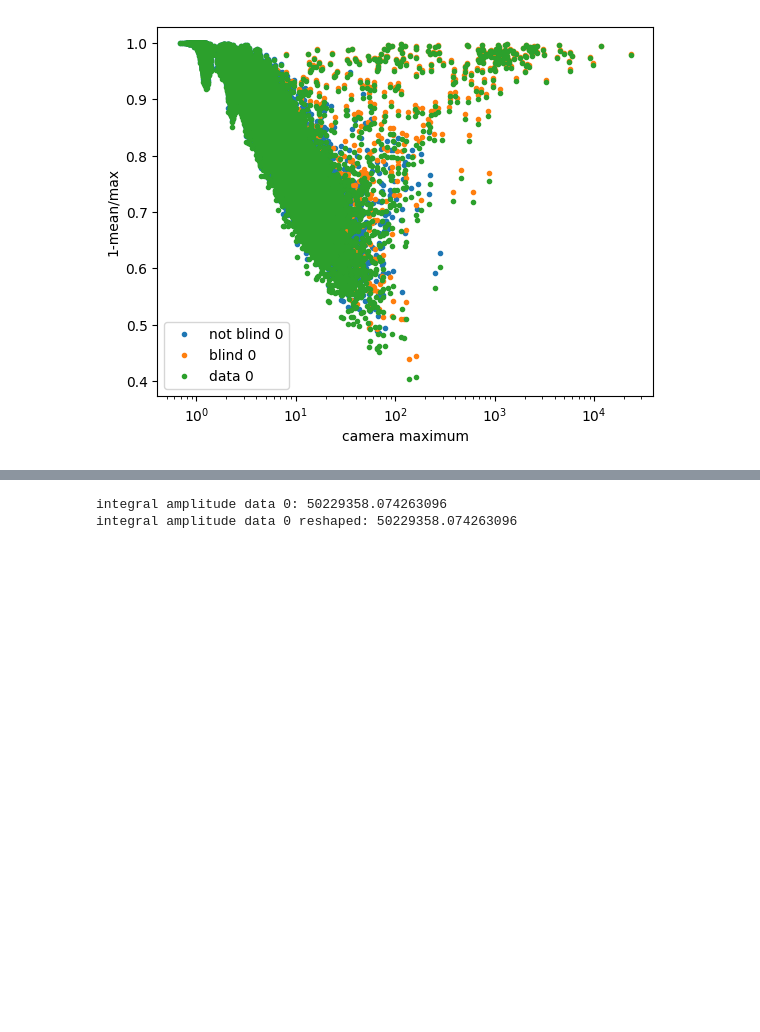
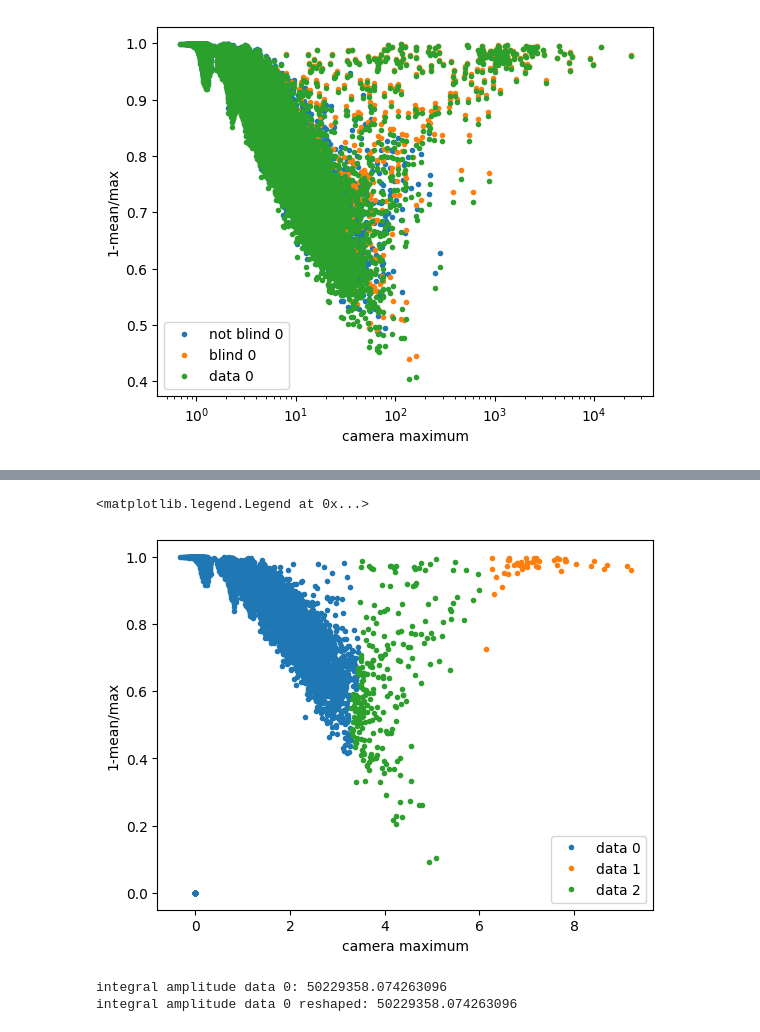
Before and after one commit to chiappo98/blinded_cameras, a Jupyter notebook: blind_preprocessing.ipynb, the cells around one changed output, grey strips where cells are left out. Saved outputs shown, nothing was run; the diff lists cells and outputs as text; code cells hidden in the pictures; blank space fills up the shorter version.

```diff
--- a/blind_preprocessing.ipynb
+++ b/blind_preprocessing.ipynb
@@ -148,3 +248,24 @@ plt.legend()
+# %%
+x = np.array([np.log(dt0_max), 1+np.log(1-np.nan_to_num(ratio_dt0))]).T[:20000]
+
+x[np.where(np.isinf(x)==True)[0]] = 0
+
+clustering = AgglomerativeClustering(n_clusters=3, linkage='complete').fit(x)
+#clustering.labels_
+
+# x[np.where(clustering.labels_==0)[0]][:,0]
+plt.plot(x[np.where(clustering.labels_==0)[0]][:,0], x[np.where(clustering.labels_==0)[0]][:,1], '.', label='data 0')
+plt.plot(x[np.where(clustering.labels_==1)[0]][:,0], x[np.where(clustering.labels_==1)[0]][:,1], '.', label='data 1')
+plt.plot(x[np.where(clustering.labels_==2)[0]][:,0], x[np.where(clustering.labels_==2)[0]][:,1], '.', label='data 2')
+# plt.plot(x[np.where(clustering.labels_==3)[0]][:,0], x[np.where(clustering.labels_==3)[0]][:,1], '.', label='data 3')
+# plt.plot(x[np.where(clustering.labels_==4)[0]][:,0], x[np.where(clustering.labels_==4)[0]][:,1], '.', label='data 4')
+# plt.xscale('log')
+plt.xlabel('camera maximum')
+plt.ylabel('1-mean/max')
+plt.legend()
+# %% [output]
+<matplotlib.legend.Legend at 0x...>
+[figure, added]
 # %%
 print('integral amplitude data 0:', np.sum(dt0_amp))
 print('integral amplitude data 0 reshaped:', np.sum(dt0r_amp))
```
Also changed, not shown: parts of 6 cells of this notebook.
